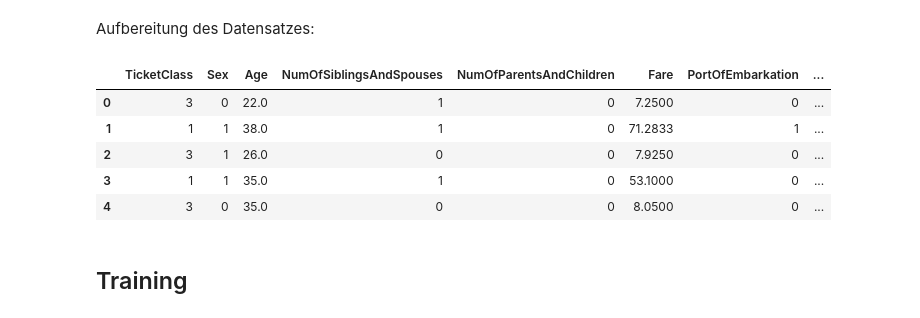
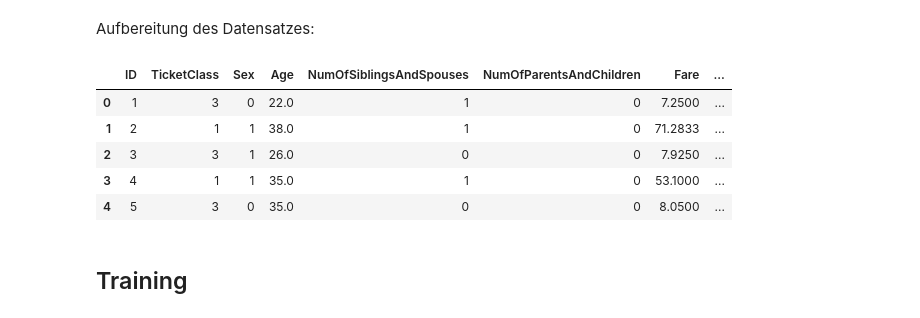
Before and after one commit to robingenz/htwg-mlops-monitoring-examples, a Jupyter notebook: examples/01_titanic/01_titanic.ipynb, the cells around one changed output. Saved outputs shown, nothing was run; the diff lists cells and outputs as text; code cells hidden in the pictures.

```diff
--- a/examples/01_titanic/01_titanic.ipynb
+++ b/examples/01_titanic/01_titanic.ipynb
@@ -93,31 +93,31 @@ Aufbereitung des Datensatzes:
 # %%
 def prepare_raw_df(df):
     # Entferne nicht benötigte Spalten
-    df = df.drop(['PassengerId', 'Name', 'Ticket'], axis=1)
+    df = df.drop(['Name', 'Ticket'], axis=1)
     # Entferne Spalten mit fehlenden Werten
     df = df.drop(['Cabin'], axis=1)
     # Entferne die beiden Datensätze mit fehlenden `Embarked` Werten
     df = df.dropna(axis=0, subset=['Embarked'])
     # Berechne fehlende `Age` Werte
     df['Age'] = df.groupby(['Pclass','Sex'])['Age'].transform(lambda x: x.fillna(x.median()))
     # Ersetze kategorische Werte mit dummy werten
     df['Sex'] = df['Sex'].replace({'male': 0, 'female': 1})
     df['Embarked'] = df['Embarked'].replace({'S': 0, 'C': 1, 'Q': 2})
     # Spalten neu ordnen
-    df = df[['Pclass', 'Sex', 'Age', 'SibSp', 'Parch', 'Fare', 'Embarked', 'Survived']]
+    df = df[['PassengerId', 'Pclass', 'Sex', 'Age', 'SibSp', 'Parch', 'Fare', 'Embarked', 'Survived']]
     # Spalten umbenennen
-    df = df.rename(columns={ 'Pclass': 'TicketClass', 'SibSp': 'NumOfSiblingsAndSpouses', 'Parch': 'NumOfParentsAndChildren', 'Embarked': 'PortOfEmbarkation' })
+    df = df.rename(columns={ 'PassengerId': 'ID', 'Pclass': 'TicketClass', 'SibSp': 'NumOfSiblingsAndSpouses', 'Parch': 'NumOfParentsAndChildren', 'Embarked': 'PortOfEmbarkation' })
     return df
 
 df = prepare_raw_df(raw_df)
 df.head()
 # %% [output]
-|  | TicketClass | Sex | Age | NumOfSiblingsAndSpouses | NumOfParentsAndChildren | Fare | PortOfEmbarkation | ... |
-| 0 | 3 | 0 | 22.0 | 1 | 0 | 7.2500 | 0 | ... |
-| 1 | 1 | 1 | 38.0 | 1 | 0 | 71.2833 | 1 | ... |
-| 2 | 3 | 1 | 26.0 | 0 | 0 | 7.9250 | 0 | ... |
-| 3 | 1 | 1 | 35.0 | 1 | 0 | 53.1000 | 0 | ... |
-| 4 | 3 | 0 | 35.0 | 0 | 0 | 8.0500 | 0 | ... |
+|  | ID | TicketClass | Sex | Age | NumOfSiblingsAndSpouses | NumOfParentsAndChildren | Fare | ... |
+| 0 | 1 | 3 | 0 | 22.0 | 1 | 0 | 7.2500 | ... |
+| 1 | 2 | 1 | 1 | 38.0 | 1 | 0 | 71.2833 | ... |
+| 2 | 3 | 3 | 1 | 26.0 | 0 | 0 | 7.9250 | ... |
+| 3 | 4 | 1 | 1 | 35.0 | 1 | 0 | 53.1000 | ... |
+| 4 | 5 | 3 | 0 | 35.0 | 0 | 0 | 8.0500 | ... |
 # %% [markdown]
 ## Training
 # %% [markdown]
```
Also changed, not shown: parts of 7 cells of this notebook, 1 other file.
